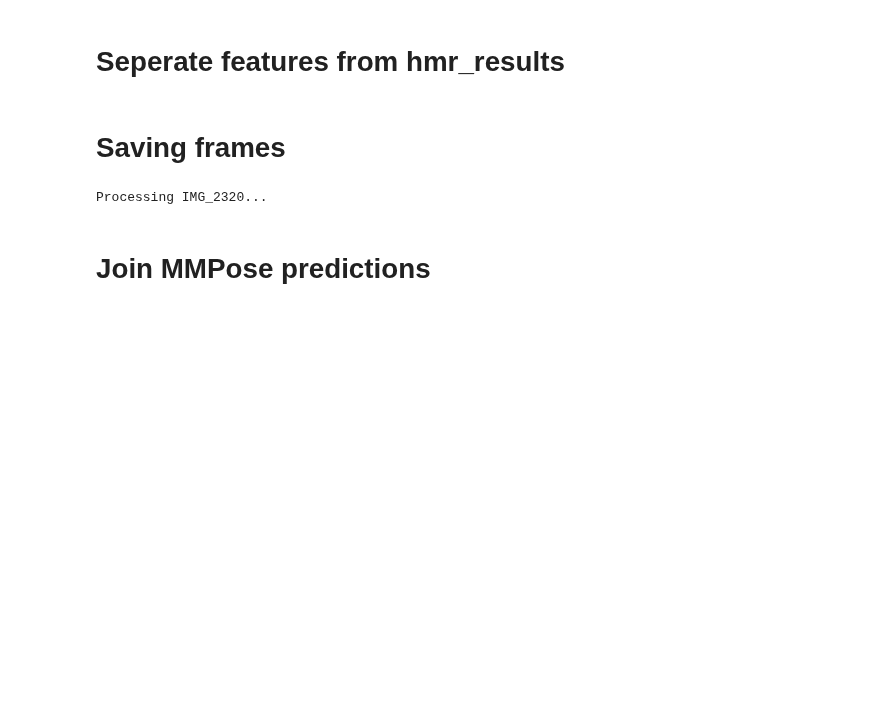
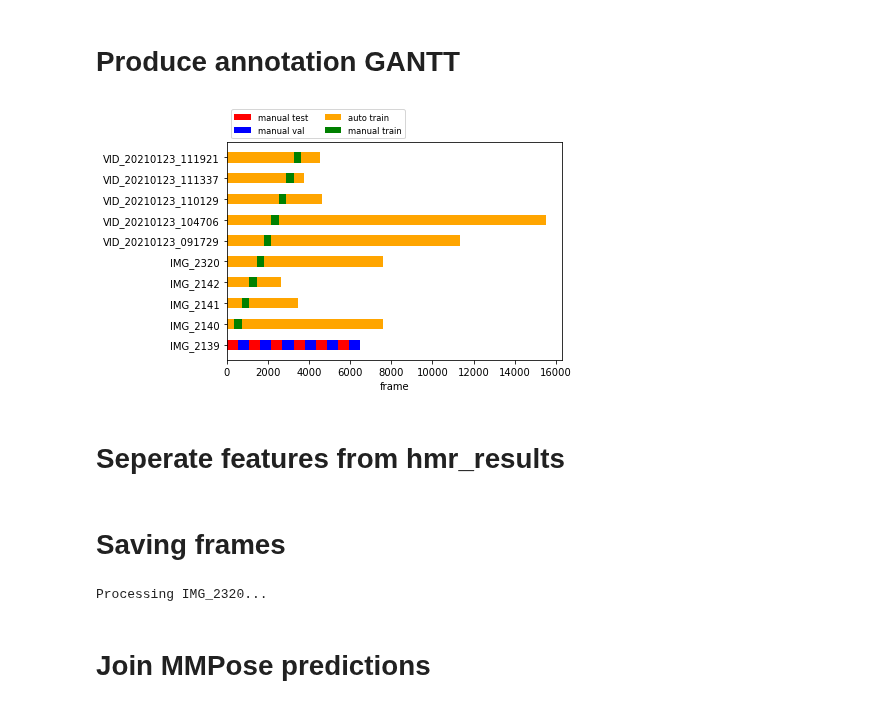
Before and after one commit to 2food/APEC, a Jupyter notebook: preprocessing.ipynb, the cells around one changed output. Saved outputs shown, nothing was run; the diff lists cells and outputs as text; code cells hidden in the pictures; blank space fills up the shorter version.

```diff
--- a/preprocessing.ipynb
+++ b/preprocessing.ipynb
@@ -9,6 +9,38 @@ from typing import List
 from utils import makedirs_ifno, imshownp
 import data
 import numpy as np
+# %% [markdown]
+# Produce annotation GANTT
+# %%
+import matplotlib.pyplot as plt
+labels = ['IMG_2139']
+colname = ['manual test', 'manual val']
+color = ['r', 'b']
+widths = np.repeat((18*30), 12)
+starts  = np.arange(0, 6*36*30, 18*30)
+for i in range(2):
+    plt.barh(labels[0], widths[i::2], left=starts[i::2], height=0.5,
+             label=colname[i], color=color[i])
+
+hand_anno = data.hand_annotated
+c = data.ClimbingDataset('all')
+labelled = False
+for n in list(hand_anno.keys())[1:]:
+    width = hand_anno[n].stop - hand_anno[n].start
+    vid_idx = data.stripped_names.index(n)
+
+    plt.barh(n, len(c.vids[vid_idx]), left=0, height=0.5, color='orange',
+             label='auto train' if not labelled else None)
+    plt.barh(n, width, left=hand_anno[n].start, height=0.5, color='g',
+             label='manual train' if not labelled else None)
+    labelled = True
+
+plt.legend(ncol=2, bbox_to_anchor=(0, 1),
+           loc='lower left', fontsize='small')
+plt.xlabel('frame')
+plt.savefig('annotation-gantt.png', bbox_inches='tight', dpi=100)
+# %% [output]
+[figure, added]
 # %% [markdown]
 # Seperate features from hmr_results
 # %%
```
Also changed, not shown: 3 other files.
